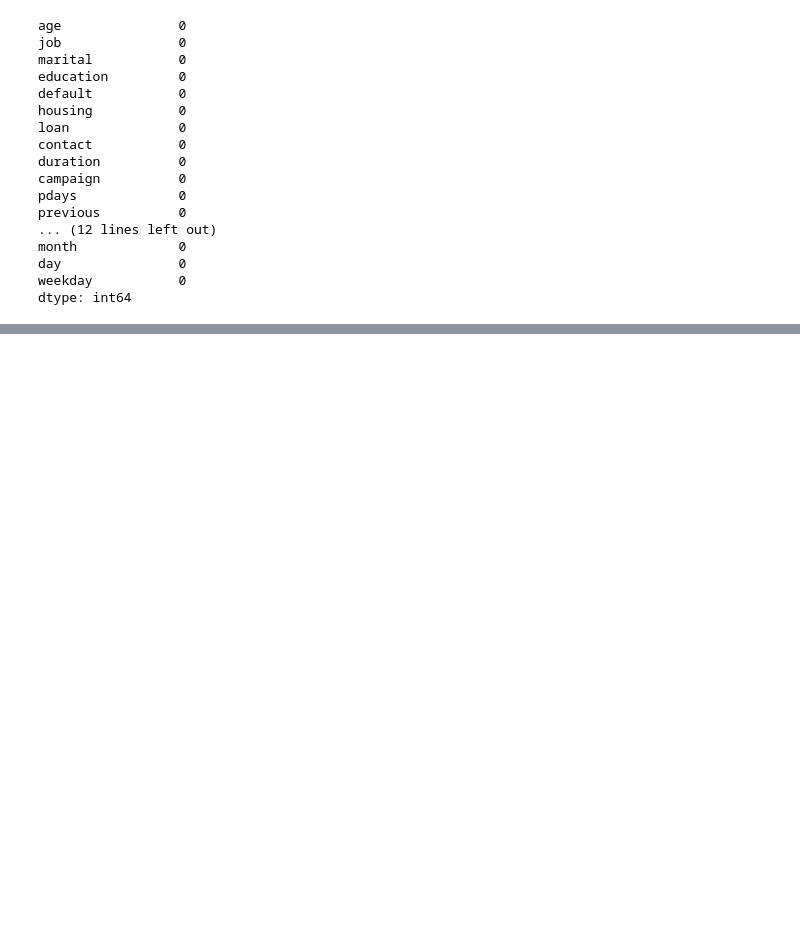
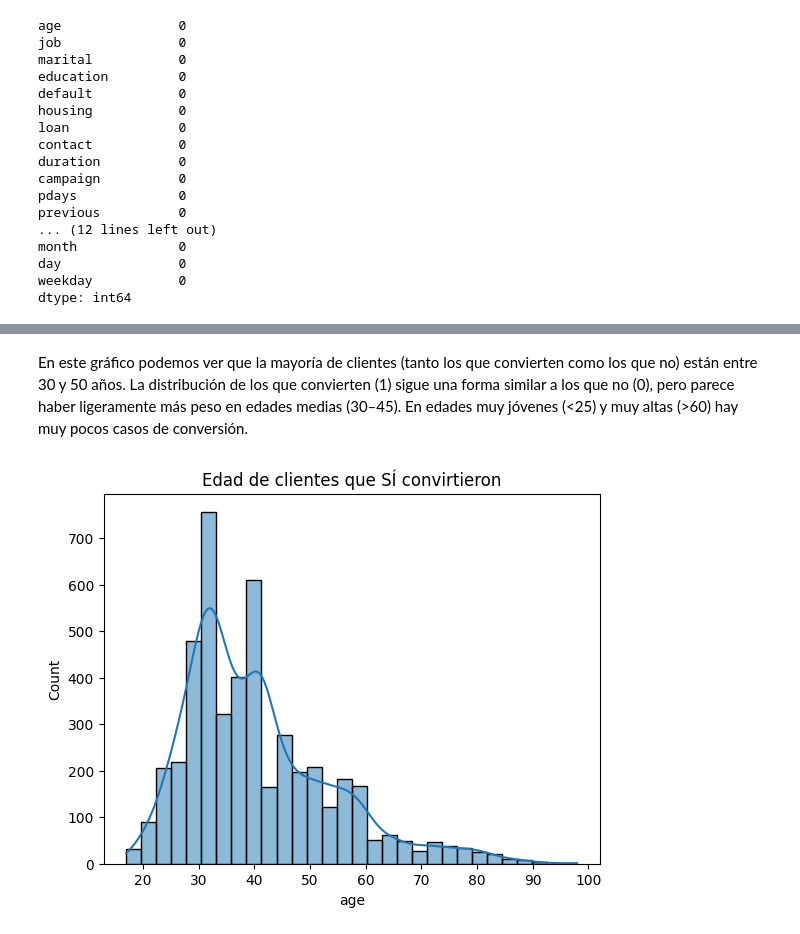
Before and after one commit to SofiaConsoli/proyecto_EDA_python, a Jupyter notebook: notebooks/analisis_eda.ipynb, the cells around one changed output, grey strips where cells are left out. Saved outputs shown, nothing was run; the diff lists cells and outputs as text; code cells hidden in the pictures; blank space fills up the shorter version.

```diff
--- a/notebooks/analisis_eda.ipynb
+++ b/notebooks/analisis_eda.ipynb
@@ -340,0 +424,11 @@ dtype: int64
+# %% [markdown]
+En este gráfico podemos ver que la mayoría de clientes (tanto los que convierten como los que no) están entre 30 y 50 años. La distribución de los que convierten (1) sigue una forma similar a los que no (0), pero parece haber ligeramente más peso en edades medias (30–45). En edades muy jóvenes (<25) y muy altas (>60) hay muy pocos casos de conversión.
+# %%
+#Para analizar más a fondo la distribución de edades entre los clientes que se suscribieron, podemos filtrar a los clientes que tienen "Conversion" igual a 1, y luego graficar la distribución de edades.
+df_conv = df_limpio[df_limpio['Conversion'] == 1]
+
+sns.histplot(data=df_conv, x='age', bins=30, kde=True)
+plt.title('Edad de clientes que SÍ convirtieron')
+plt.show()
+# %% [output]
+[figure, added]
```
Also changed, not shown: parts of 32 cells of this notebook.
